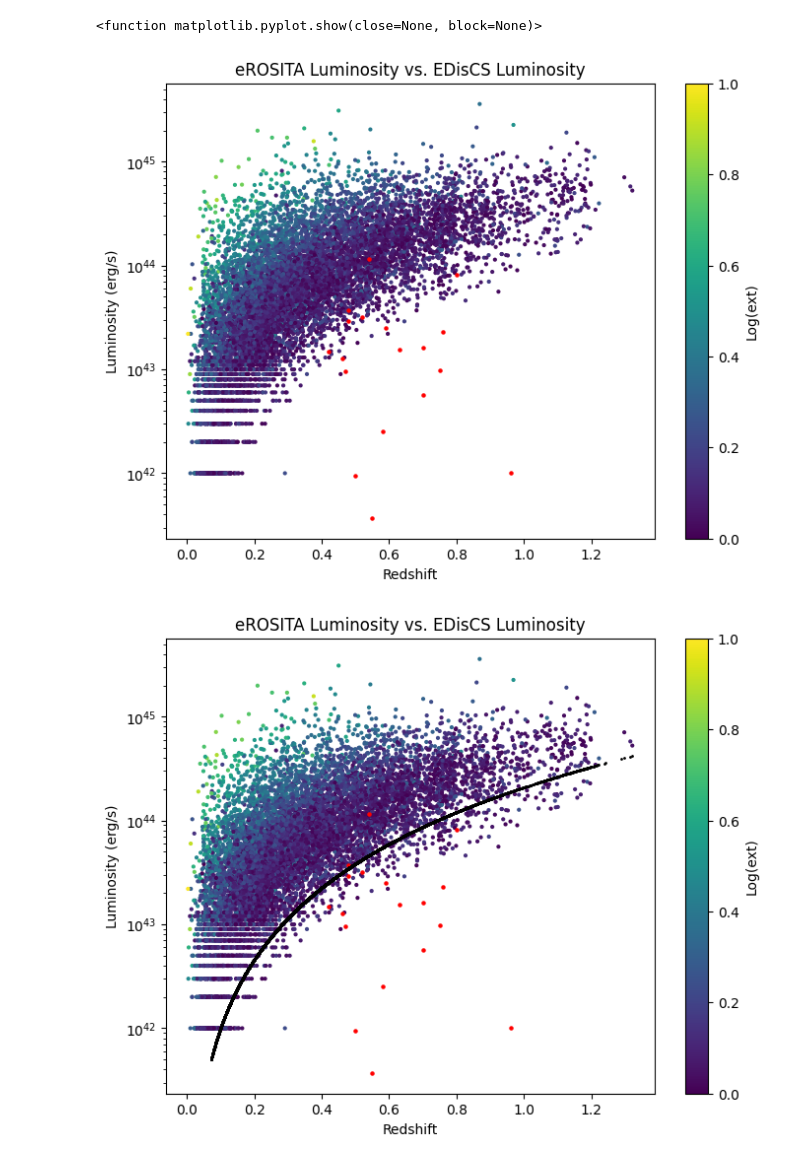
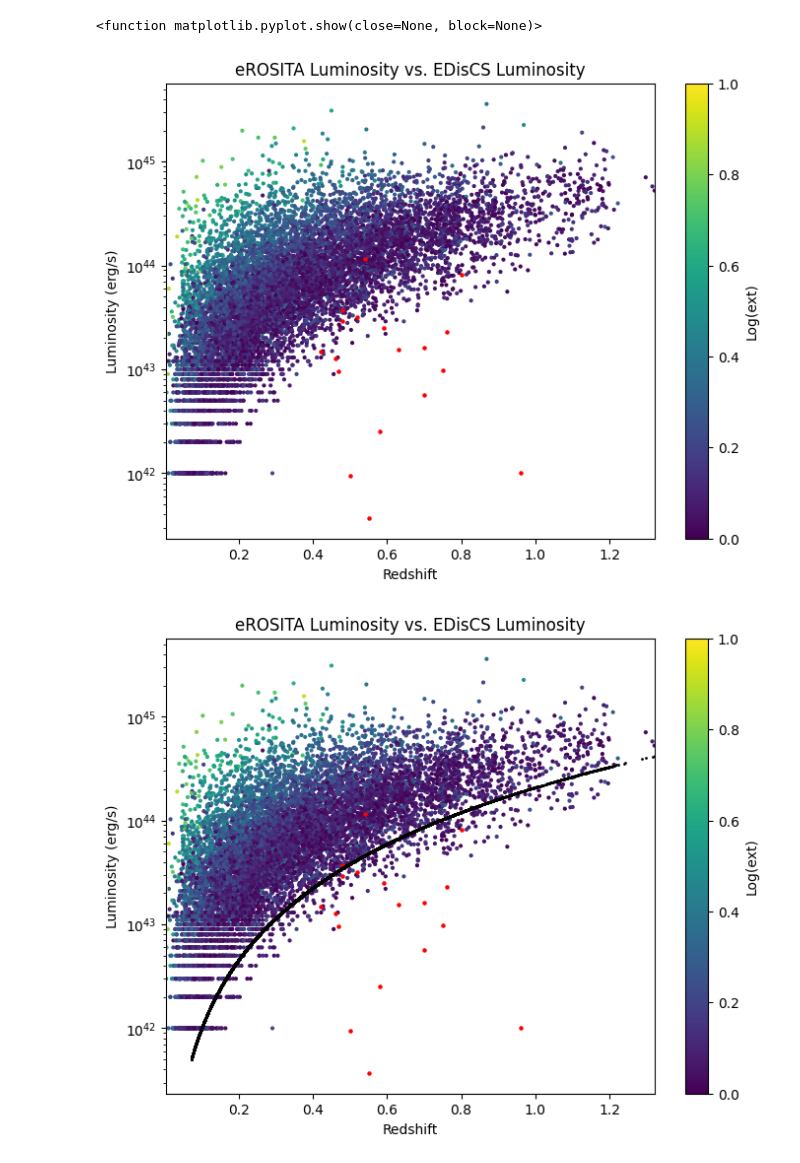
Before and after one commit to juliawmv/eROSITA-EDisCS, a Jupyter notebook: EDisCs_luminosity.ipynb, the cells around one changed output. Cells and saved outputs as stored; diff of their text form; code cells hidden in the pictures.

```diff
--- a/EDisCs_luminosity.ipynb
+++ b/EDisCs_luminosity.ipynb
@@ -30,6 +30,7 @@ lum_ediscs = [9.555e42,1.26e43,3.719e41,1.469e43,1.154e44,2.893e43,2.496e43,3.19
 # %%
 # plotted the observed eROSITA luminosities (inferno cmap) versus the calculated luminosites of the EDisCS survey (red scatterpoints)
 plt.figure(figsize=(8, 6))
+plt.margins(x=0)
 plt.title('eROSITA Luminosity vs. EDisCS Luminosity')
 plt.xlabel('Redshift')
 plt.ylabel('Luminosity (erg/s)')
@@ -42,7 +43,7 @@ plt.colorbar(cmap='inferno',label='Log(ext)')
 plt.show
 # %% [output]
 <function matplotlib.pyplot.show(close=None, block=None)>
-[figure, old version]
+[figure, new version]
 # %%
 # generated cosmology object
 cosmo =  FlatLambdaCDM(H0=70 * u.km / u.s / u.Mpc, Om0=0.3)
@@ -89,14 +90,15 @@ for i in range(len(L_limit)):
 # %%
 # plotted the same eROSITA Luminosity vs. EDisCS Luminsity plot with an overlaid luminosity limit curve (black)
 plt.figure(figsize=(8, 6))
+plt.margins(x=0)
 plt.title('eROSITA Luminosity vs. EDisCS Luminosity')
 plt.yscale('log')
 plt.xlabel('Redshift')
 plt.ylabel('Luminosity (erg/s)')
-plt.scatter(redshift,lum_erg,c=ext_log,s=4)
+plt.scatter(redshift,lum_erg,c=np.log10(ext),s=4)
 plt.scatter(redshift_ediscs,lum_ediscs,s=5,color='red')
 plt.colorbar(cmap='inferno',label='Log(ext)')
 plt.scatter(redshift_final, L_limit_fix, label='Luminosity Curve',s=1,color='black')
 plt.show()
 # %% [output]
-[figure, old version]
+[figure, new version]
```
Also changed, not shown: 1 other file.
